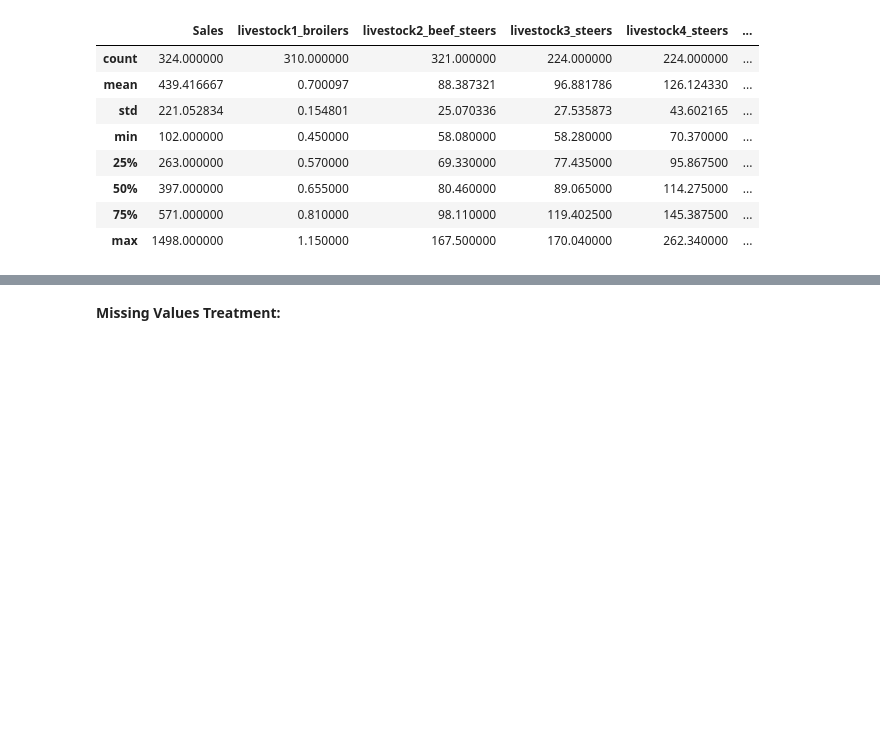
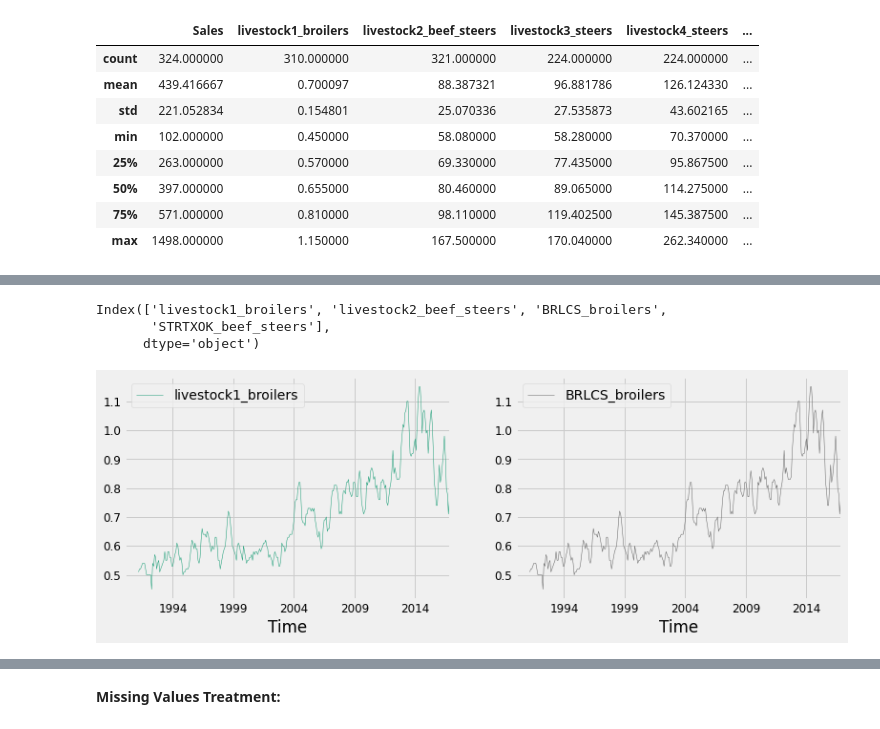
Before and after one commit to ankitaggarwal64/Time-Series-Sales-Forecasting-for-Agricultural-Equipments, a Jupyter notebook: Data_Understanding(EDA).ipynb, the cells around one changed output, grey strips where cells are left out. Cells and saved outputs as stored; diff of their text form; code cells hidden in the pictures; blank space fills up the shorter version.

```diff
--- a/Data_Understanding(EDA).ipynb
+++ b/Data_Understanding(EDA).ipynb
@@ -135,0 +148,14 @@ clean_combined_sales_ind.describe()
+# %%
+# Columns with perfect correlation
+clean_combined_sales_ind.columns[(clean_combined_sales_ind.corr()==1).sum()>1]
+# %% [output]
+Index(['livestock1_broilers', 'livestock2_beef_steers', 'BRLCS_broilers',
+       'STRTXOK_beef_steers'],
+      dtype='object')
+# %%
+# Ploting livestock1_broilers and BRLCS_broilers
+plt.style.use("fivethirtyeight")
+ax = clean_combined_sales_ind[["livestock1_broilers","BRLCS_broilers"]].plot(subplots= True,linewidth=0.5,layout =(1,2),sharex=False,sharey=False,colormap = "Dark2", figsize=(12,4),fontsize=12)
+plt.show()
+# %% [output]
+[figure, added]
```
Also changed, not shown: parts of 7 cells of this notebook.
